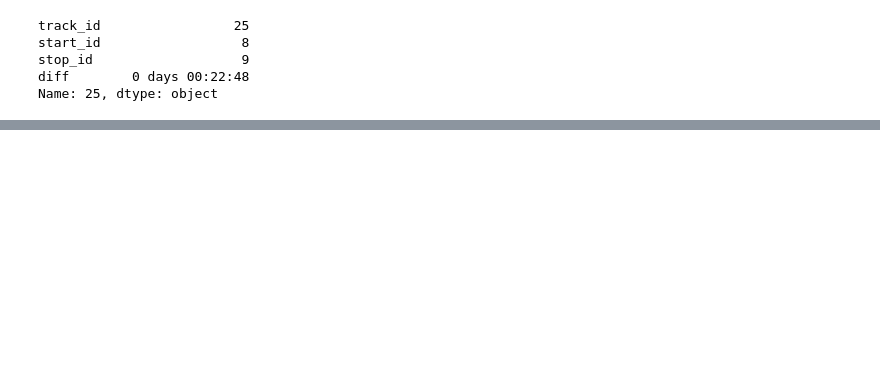
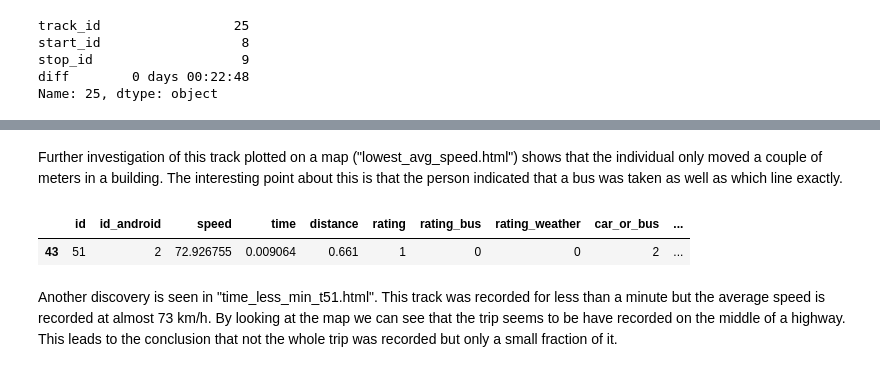
Before and after one commit to MoBran/bi2_project, a Jupyter notebook: src/DataExploration.ipynb, the cells around one changed output, grey strips where cells are left out. Cells and saved outputs as stored; diff of their text form; code cells hidden in the pictures; blank space fills up the shorter version.

```diff
--- a/src/DataExploration.ipynb
+++ b/src/DataExploration.ipynb
@@ -519,0 +508,9 @@ This list shows the 20 tracks with their single biggest time differences between
+# %% [markdown]
+Further investigation of this track plotted on a map ("lowest_avg_speed.html") shows that the individual only moved a couple of meters in a building. The interesting point about this is that the person indicated that a bus was taken as well as which line exactly.
+# %%
+tracks[tracks['id'] == 51]
+# %% [output]
+|  | id | id_android | speed | time | distance | rating | rating_bus | rating_weather | car_or_bus | ... |
+| 43 | 51 | 2 | 72.926755 | 0.009064 | 0.661 | 1 | 0 | 0 | 2 | ... |
+# %% [markdown]
+Another discovery is seen in "time_less_min_t51.html". This track was recorded for less than a minute but the average speed is recorded at almost 73 km/h. By looking at the map we can see that the trip seems to be have recorded on the middle of a highway. This leads to the conclusion that not the whole trip was recorded but only a small fraction of it.
```
Also changed, not shown: parts of 11 cells of this notebook.
